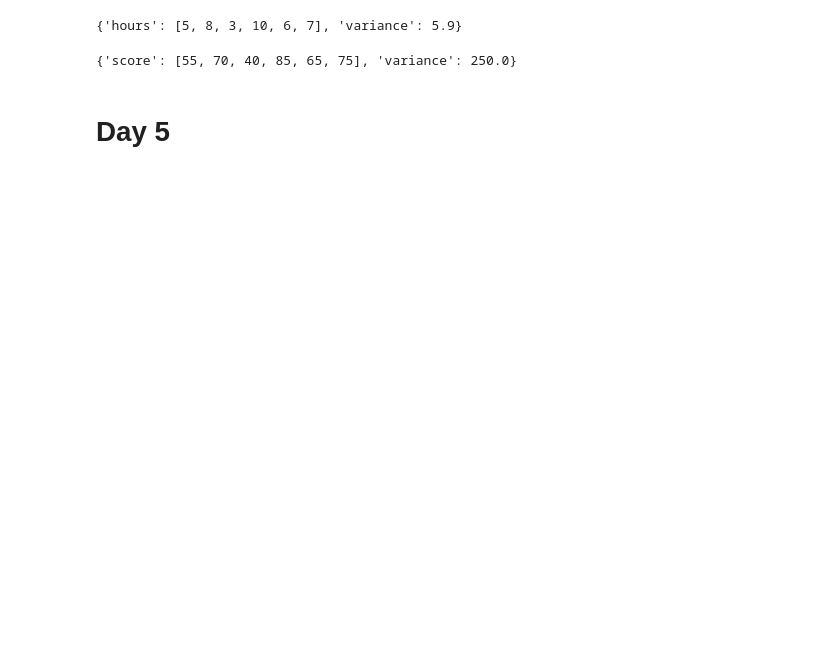
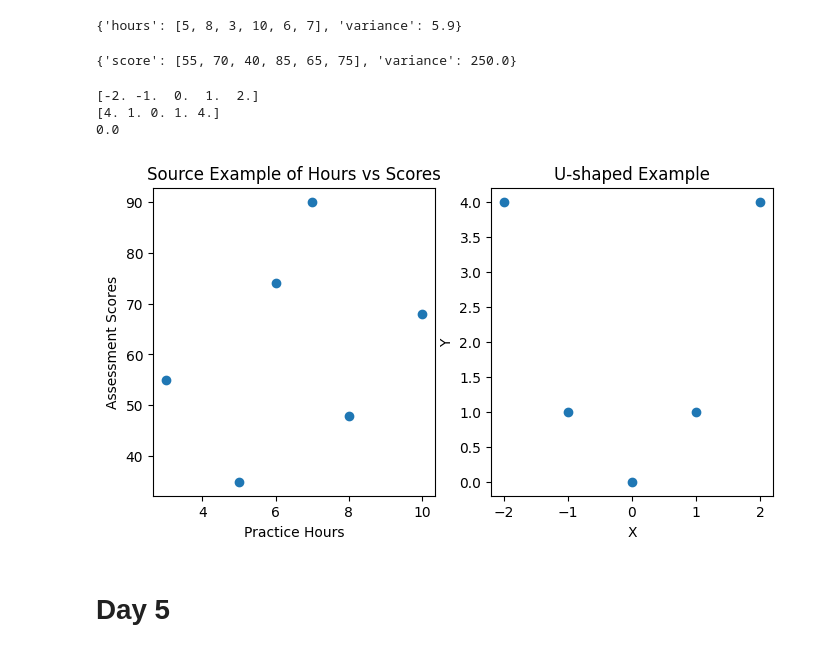
Before and after one commit to neerukondaramalakshmi2005-dotcom/DA-VSP-004-005-006---STATISTICS, a Jupyter notebook: STATISTICS.ipynb, the cells around one changed output. Cells and saved outputs as stored; diff of their text form; code cells hidden in the pictures; blank space fills up the shorter version.

```diff
--- a/STATISTICS.ipynb
+++ b/STATISTICS.ipynb
@@ -475,3 +475,27 @@ data[["Practice_Hours", "Assessment score"]]
 | 3 | 7 | 68 |
 | 4 | 8 | 74 |
 | 5 | 10 | 90 |
+# %%
+#Python Covariance
+hours = np.array([2,4,5,7,8,10],dtype=float)
+#hours
+scores = np.array([35,48,55,68,74,90],dtype=float)
+data = pd.DataFrame({"Hours":hours,'Scores':scores})
+print(data)
+print("Shape is:",data.shape)
+print("Missing Values:",data.isna().sum().to_dict())
+#Cal covariance from deviations
+#We will create the variables as per formula
+n = len(hours)
+dx = hours - np.mean(hours)
+print(dx)
+dy = scores - np.mean(scores)
+print(dy)
+products = dx*dy
+print(products)
+cross_total = np.sum(products)
+pop_cov = cross_total / n
+sample_cov = cross_total / (n-1)
+print("Product Total",cross_total)
+print("Population Covariance",pop_cov)
+print("Sample Covariance",sample_cov)
@@ -527,3 +634,25 @@ bernouli_mean =
+# %%
+#Python Scatter plots and nonlinear plots
+#Compare a line-like pattern with curve
+curve_x = np.array([-2,-1,0,1,2],dtype=float)
+curve_y = curve_x**2
+print(curve_x)
+print(curve_y)
+curve_r = np.corrcoef(curve_x,curve_y)[0,1]
+print(curve_r) #indicates that complete absence of linear or montonic relationship
+#display the plot for above mentioned data
+fig,axes = plt.subplots(1,2,figsize=(8,4))
+axes[0].scatter(hours,scores)
+axes[0].set(xlabel="Practice Hours",
+            ylabel ="Assessment Scores",title="Source Example of Hours vs Scores")
+axes[1].scatter(curve_x,curve_y)
+axes[1].set(xlabel="X",ylabel="Y",title="U-shaped Example")
+plt.show()
+# %% [output]
+[-2. -1.  0.  1.  2.]
+[4. 1. 0. 1. 4.]
+0.0
+[figure, added]
 # %% [markdown]
 # Day 5
 # %%
```
Also changed, not shown: parts of 17 cells of this notebook.
